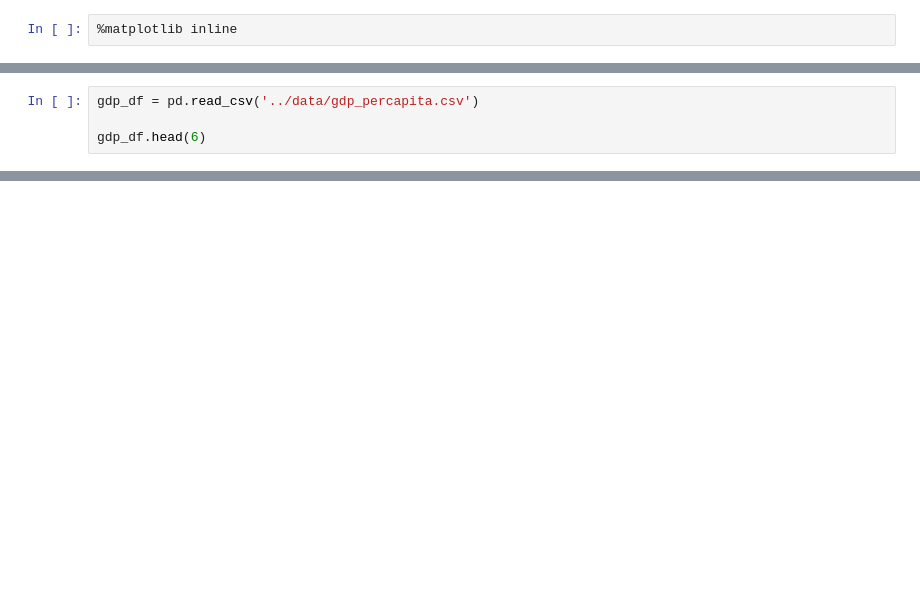
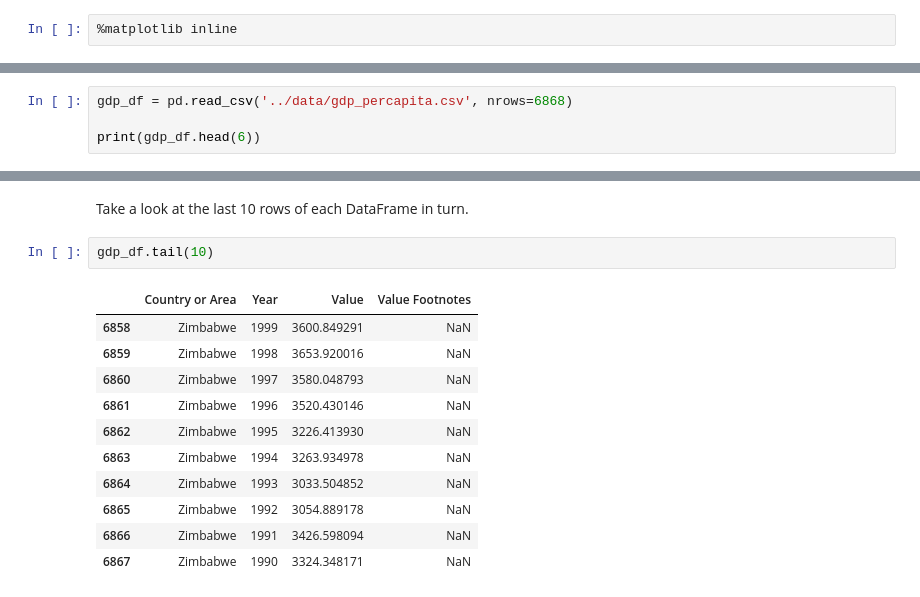
Before and after one commit to Jmiah789/gdp-and-internet-usage-Jmiah789, a Jupyter notebook: notebooks/un_gdp_internet.ipynb, the cells around one changed output, grey strips where cells are left out. Cells and saved outputs as stored; diff of their text form; blank space fills up the shorter version.

```diff
--- a/notebooks/un_gdp_internet.ipynb
+++ b/notebooks/un_gdp_internet.ipynb
@@ -8,5 +14,5 @@ import seaborn as sns
 # %%
-gdp_df = pd.read_csv('../data/gdp_percapita.csv')
+gdp_df = pd.read_csv('../data/gdp_percapita.csv', nrows=6868)
 
-gdp_df.head(6)
+print(gdp_df.head(6))
 # %% [output]
@@ -25,0 +61,16 @@ internet_df.head(6)
+# %% [markdown]
+Take a look at the last 10 rows of each DataFrame in turn.
+# %%
+gdp_df.tail(10)
+# %% [output]
+|  | Country or Area | Year | Value | Value Footnotes |
+| 6858 | Zimbabwe | 1999 | 3600.849291 | NaN |
+| 6859 | Zimbabwe | 1998 | 3653.920016 | NaN |
+| 6860 | Zimbabwe | 1997 | 3580.048793 | NaN |
+| 6861 | Zimbabwe | 1996 | 3520.430146 | NaN |
+| 6862 | Zimbabwe | 1995 | 3226.413930 | NaN |
+| 6863 | Zimbabwe | 1994 | 3263.934978 | NaN |
+| 6864 | Zimbabwe | 1993 | 3033.504852 | NaN |
+| 6865 | Zimbabwe | 1992 | 3054.889178 | NaN |
+| 6866 | Zimbabwe | 1991 | 3426.598094 | NaN |
+| 6867 | Zimbabwe | 1990 | 3324.348171 | NaN |
```
Also changed, not shown: parts of 35 cells of this notebook.
